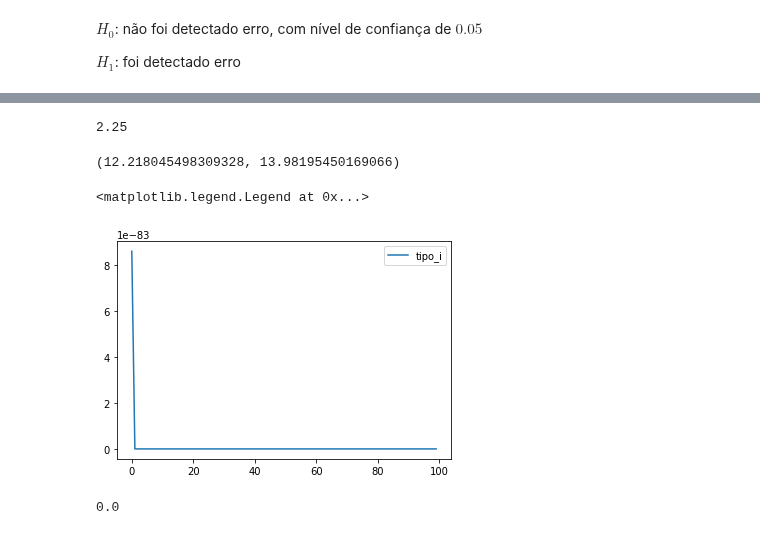
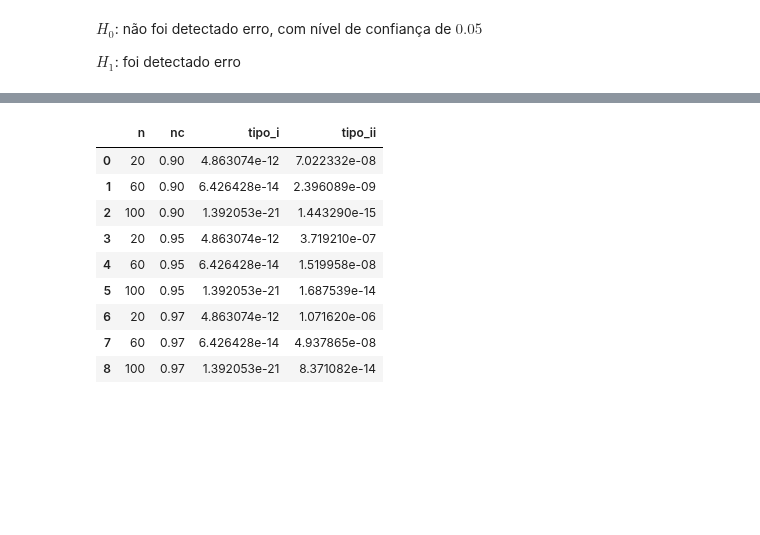
Before and after one commit to ifribeiro/TEI-EstApl, a Jupyter notebook: EPC8.ipynb, the cells around one changed output, grey strips where cells are left out. Cells and saved outputs as stored; diff of their text form; code cells hidden in the pictures; blank space fills up the shorter version.

```diff
--- a/EPC8.ipynb
+++ b/EPC8.ipynb
@@ -362,15 +414,19 @@ $H_1$: foi detectado erro
 # %%
-erros_tipoI = []
-erros_tipoII = []
-A = np.linspace(0.01, 0.01, 100)
-Ns= np.linspace(20,500,100, dtype='int')
-s1=s2=sigma**2
-for n, a in zip(Ns,A):
-    palpha = 1 - a
-    inicio_dados = X_4[:n]
-    restante_dados = X_4[n:]
-    m1, m2 = [inicio_dados.mean(), restante_dados.mean()]
-    z0 = test_estatistico(m1, m2, 0, s1=s1, s2=s2, n1=len(inicio_dados), n2=len(restante_dados))
-    ei = e_I(m1, m2, v1=s1, v2=s2, n1=n, n2=1000-n, alpha=a)
-    # eii = erro_II(a, m1, m2, s1, s2, len(inicio_dados), len(restante_dados), 0)
-    erros_tipoI.append(ei[0])
+def testes(Ns, NC):
+    erros = {'n':[], 'nc':[], 'tipo_i':[], 'tipo_ii':[]}
+    for nc in NC:
+        for n in Ns:
+            a = 1 - nc
+            palpha = 1 - a
+            inicio_dados = X_4[:n]
+            restante_dados = X_4[n:]
+            m1, m2 = [inicio_dados.mean(), restante_dados.mean()]
+            s1, s2 = [inicio_dados.var(ddof=1), restante_dados.var(ddof=1)]
+            z0 = test_estatistico(m1, m2, 0, s1=s1, s2=s2, n1=len(inicio_dados), n2=len(restante_dados))
+            eii = erro_II(a, m1, m2, s1, s2, len(inicio_dados), len(restante_dados), 0)
+            ei = erro_I(m1, m2, np.sqrt(s1), np.sqrt(s2), len(inicio_dados),len(restante_dados) )
+            erros['tipo_i'].append(ei)
+            erros['tipo_ii'].append(eii)
+            erros['n'].append(n)
+            erros['nc'].append(nc)
+    return erros
@@ -394,19 +433,16 @@ print(r.statistic, r.pvalue)
-# %%
-1.5**2
-# %% [output]
-2.25
-# %%
-CI(87.6, 74.5, 1, 2.25, 10, 12, alpha=0.1)
-# %% [output]
-(12.218045498309328, 13.98195450169066)
-# %%
-plt.plot(erros_tipoI, label='tipo_i')
-# plt.plot(erros_tipoII, label='tipo_ii')
-plt.legend()
-# %% [output]
-<matplotlib.legend.Legend at 0x...>
-[figure, removed]
-# %%
-erros_tipoI[0]
-# %% [output]
-0.0
+# %%
+Ns = np.linspace(20,100,3, dtype='int')
+erros = testes(Ns, [0.90, 0.95, 0.97])
+# %%
+pd.DataFrame(erros)
+# %% [output]
+|  | n | nc | tipo_i | tipo_ii |
+| 0 | 20 | 0.90 | 4.863074e-12 | 7.022332e-08 |
+| 1 | 60 | 0.90 | 6.426428e-14 | 2.396089e-09 |
+| 2 | 100 | 0.90 | 1.392053e-21 | 1.443290e-15 |
+| 3 | 20 | 0.95 | 4.863074e-12 | 3.719210e-07 |
+| 4 | 60 | 0.95 | 6.426428e-14 | 1.519958e-08 |
+| 5 | 100 | 0.95 | 1.392053e-21 | 1.687539e-14 |
+| 6 | 20 | 0.97 | 4.863074e-12 | 1.071620e-06 |
+| 7 | 60 | 0.97 | 6.426428e-14 | 4.937865e-08 |
+| 8 | 100 | 0.97 | 1.392053e-21 | 8.371082e-14 |
```
Also changed, not shown: parts of 22 cells of this notebook.
